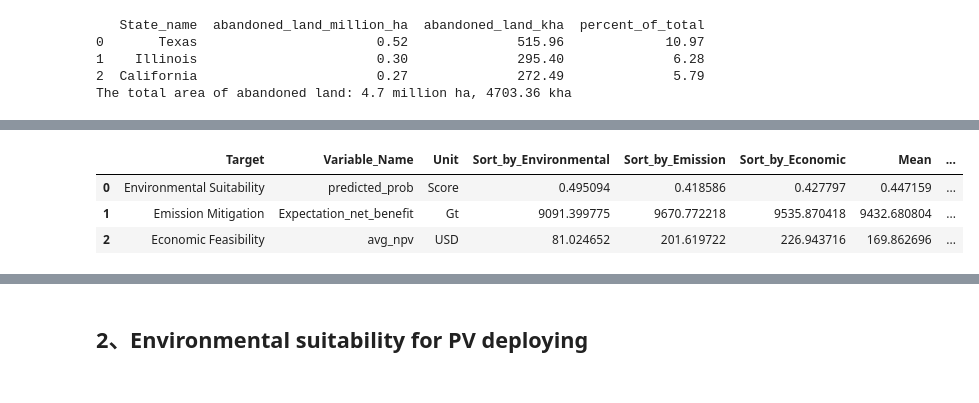
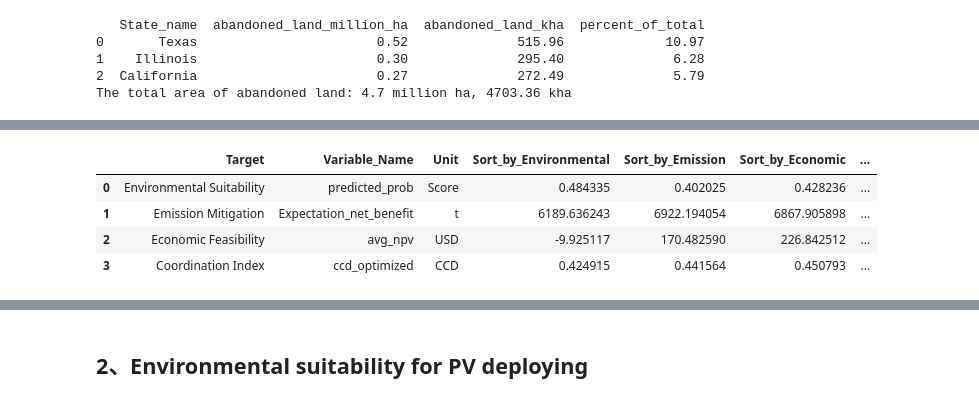
Before and after one commit to px39n/Landuse_Zhong, a Jupyter notebook: 7.0 Analysis_Nation_level.ipynb, the cells around one changed output, grey strips where cells are left out. Cells and saved outputs as stored; diff of their text form; code cells hidden in the pictures.

```diff
--- a/7.0 Analysis_Nation_level.ipynb
+++ b/7.0 Analysis_Nation_level.ipynb
@@ -300,7 +271,7 @@ import pandas as pd
 
 
 df_analysis=pd.read_csv(r'data\US_data\df_merged_data_for_analysis.csv')
-# df_economic = pd.read_csv('data/US_data/df_economic.csv')
+df_economic = pd.read_csv('data/US_data/df_economic.csv')
 df_analysis
 
 
@@ -326,24 +509,27 @@ merged_data_for_plot = env_data.merge(emission_data, on=['lat', 'lon'], how='out
 # %%
-# 计算各个维度优先区方案的平均效率、变异系数和置信区间
+# 计算各排序方案的期望值
+
 import numpy as np
 import pandas as pd
 from scipy import stats
 
-def calculate_integration_scores_with_cv(merged_data_for_plot, confidence_level=0.95):
+def calculate_integration_scores_with_cv_and_ccd(merged_data_for_plot, confidence_level=0.95):
     """
     计算各个维度优先区方案的平均效率、变异系数和置信区间
-    优化：统一列名，消除NaN，添加95%置信区间
+    增加基于 ccd_optimized 的排序统计
+    优化：统一列名，消除NaN
     """
 
     # ===== 变量定义 =====
     variables = [
         ('predicted_prob', 'Environmental Suitability', 'Score', 'Environmental'),
-        ('Expectation_net_benefit', 'Emission Mitigation', 'Gt', 'Emission'),
-        ('avg_npv', 'Economic Feasibility', 'USD', 'Economic')
+        ('Expectation_net_benefit', 'Emission Mitigation', 't', 'Emission'),
+        ('avg_npv', 'Economic Feasibility', 'USD', 'Economic'),
+        ('ccd_optimized', 'Coordination Index', 'CCD', 'Coordination')
     ]
 
     area_values = merged_data_for_plot['area_m2'].values / 10000  # ha
-    total_area = area_values.sum()  # 总面积
+    total_area = area_values.sum()
 
     # ===== 积分计算工具函数 =====
     def percentage_to_01(pct):
@@ -357,19 +543,21 @@ def calculate_integration_scores_with_cv(merged_data_for_plot, confidence_level=
             y = y[::-1]
         return np.trapz(y, x)
 
-    # ===== 计算积分 =====
+    # ===== 计算积分（扩展到四个维度）=====
     all_integrals = {}
 
     for variable_name, variable_label, unit, short_name in variables:
         dens = merged_data_for_plot[variable_name].values.astype(float)
+
+        # 特殊处理：Emission需要除以0.27转换单位
         if variable_name == 'Expectation_net_benefit':
             dens = dens / 0.27
+
         total_vals = dens * area_values
-
         integrals = {}
 
-        # 1. 目标曲线（自身排序）
-        idx_sort = np.argsort(total_vals)[::-1]
+        # 1. 目标曲线（自身排序，按密度排序，不用total_vals排序）
+        idx_sort = np.argsort(dens)[::-1]  # 参照“密度排序”
         cum_ben = np.cumsum(total_vals[idx_sort])
         cum_pct = np.arange(1, len(cum_ben) + 1) / len(cum_ben) * 100
         cum_ben = np.concatenate([[0], cum_ben])
@@ -378,16 +566,16 @@ def calculate_integration_scores_with_cv(merged_data_for_plot, confidence_level=
         integral_main = calculate_integral(x01, cum_ben) / total_area
         integrals[short_name] = integral_main
 
-        # 2. 交叉曲线（按其他维度排序）
+        # 2. 交叉曲线（按其他维度的密度排序）
         for other_var_name, other_var_label, _, other_short_name in variables:
             if other_var_name == variable_name:
                 continue
+
             other_dens = merged_data_for_plot[other_var_name].values.astype(float)
             if other_var_name == 'Expectation_net_benefit':
                 other_dens = other_dens / 0.27
-            other_total = other_dens * area_values
 
-            idx_cross = np.argsort(other_total)[::-1]
+            idx_cross = np.argsort(other_dens)[::-1]  # 按密度排序
             cross_cum_ben = np.cumsum(total_vals[idx_cross])
             cross_cum_pct = np.arange(1, len(cross_cum_ben) + 1) / len(cross_cum_ben) * 100
             cross_cum_ben = np.concatenate([[0], cross_cum_ben])
@@ -399,7 +587,8 @@ def calculate_integration_scores_with_cv(merged_data_for_plot, confidence_level=
         all_integrals[variable_name] = integrals
 
     # ===== 提取结果并计算统计量 =====
-    sort_methods = ['Environmental', 'Emission', 'Economic']
+    # 统一的列名顺序
+    sort_methods = ['Environmental', 'Emission', 'Economic', 'Coordination']
     results = []
 
     alpha = 1 - confidence_level
@@ -407,7 +596,7 @@ def calculate_integration_scores_with_cv(merged_data_for_plot, confidence_level=
     for variable_name, variable_label, unit, short_name in variables:
         integrals = all_integrals[variable_name]
 
-        # 按统一的顺序提取值
+        # 按统一的顺序提取值（现在所有值都在integrals字典中，键名一致）
         values = [integrals[method] for method in sort_methods]
 
         # 判断是否为经济维度
@@ -458,11 +647,55 @@ def calculate_integration_scores_with_cv(merged_data_for_plot, confidence_level=
     # 转换为DataFrame
     results_df = pd.DataFrame(results)
 
+    # ===== 格式化输出 =====
+    print("\n" + "="*100)
+    print("各目标维度下四种排序方案的积分效率及统计量（含95%置信区间）")
+    print("="*100)
+
+    for idx, row in results_df.iterrows():
+        print(f"\n【{row['Target']}】")
+        print(f"  变量名: {row['Variable_Name']:<30} 单位: {row['Unit']}")
+
+        is_economic = str(row['Target']).strip().startswith("Economic Feasibility")
+
+        # 输出四种排序方案的积分值
+        for method in sort_methods:
+            col_name = f'Sort_by_{method}'
+            if is_economic:
+                print(f"    按{method}排序{' '*(20-len(method))}: {row[col_name]:>15.2f} K USD")
+            else:
+                print(f"    按{method}排序{' '*(20-len(method))}: {row[col_name]:>15.6e}")
+
+        # 输出统计量
+        print(f"\n  统计量:")
+        if is_economic:
+            print(f"    {'均值 ± 95%CI':<25s}: {row['Mean']:.2f} ± {row['±Error']:.2f} K USD")
+            print(f"    {'置信区间':<25s}: [{row['CI_Lower']:.2f}, {row['CI_Upper']:.2f}] K USD")
+            print(f"    {'标准差':<25s}: {row['Std']:.2f} K USD")
+        else:
+            print(f"    {'均值 ± 95%CI':<25s}: {row['Mean']:.6e} ± {row['±Error']:.6e}")
+            print(f"    {'置信区间':<25s}: [{row['CI_Lower']:.6e}, {row['CI_Upper']:.6e}]")
+            print(f"    {'标准差':<25s}: {row['Std']:.6e}")
+
+        print(f"    {'变异系数(CV)':<25s}: {row['CV']:.4f}")
+        print(f"    {'相对误差(%)':<25s}: {row['Relative_Error_%']:.2f}%")
+        print(f"    {'样本量(排序方案数)':<25s}: {row['Sample_Size']}")
+
+    print("\n" + "="*100)
+
+    # ===== 简洁的论文格式输出 =====
+    print("\n论文用简洁格式（可直接复制）:")
+    print("="*100)
+    for idx, row in results_df.iterrows():
+        print(f"{row['Target']}: {row['Mean±Error']} (CV={row['CV']:.4f})")
+    print("="*100)
+
     return results_df
 
 # 执行分析
-results_df = calculate_integration_scores_with_cv(merged_data_for_plot, confidence_level=0.95)
+results_df = calculate_integration_scores_with_cv_and_ccd(merged_data_for_plot, confidence_level=0.95)
 
 # 显示完整的DataFrame（无NaN）
+print("\n完整结果表（已优化，无NaN值）:")
 display(results_df)
 # %% [output]
@@ -469,4 +719,5 @@ display(results_df)
-|  | Target | Variable_Name | Unit | Sort_by_Environmental | Sort_by_Emission | Sort_by_Economic | Mean | ... |
-| 0 | Environmental Suitability | predicted_prob | Score | 0.495094 | 0.418586 | 0.427797 | 0.447159 | ... |
-| 1 | Emission Mitigation | Expectation_net_benefit | Gt | 9091.399775 | 9670.772218 | 9535.870418 | 9432.680804 | ... |
-| 2 | Economic Feasibility | avg_npv | USD | 81.024652 | 201.619722 | 226.943716 | 169.862696 | ... |
+|  | Target | Variable_Name | Unit | Sort_by_Environmental | Sort_by_Emission | Sort_by_Economic | ... |
+| 0 | Environmental Suitability | predicted_prob | Score | 0.484335 | 0.402025 | 0.428236 | ... |
+| 1 | Emission Mitigation | Expectation_net_benefit | t | 6189.636243 | 6922.194054 | 6867.905898 | ... |
+| 2 | Economic Feasibility | avg_npv | USD | -9.925117 | 170.482590 | 226.842512 | ... |
+| 3 | Coordination Index | ccd_optimized | CCD | 0.424915 | 0.441564 | 0.450793 | ... |
```
Also changed, not shown: parts of 73 cells of this notebook, 2 other files.
